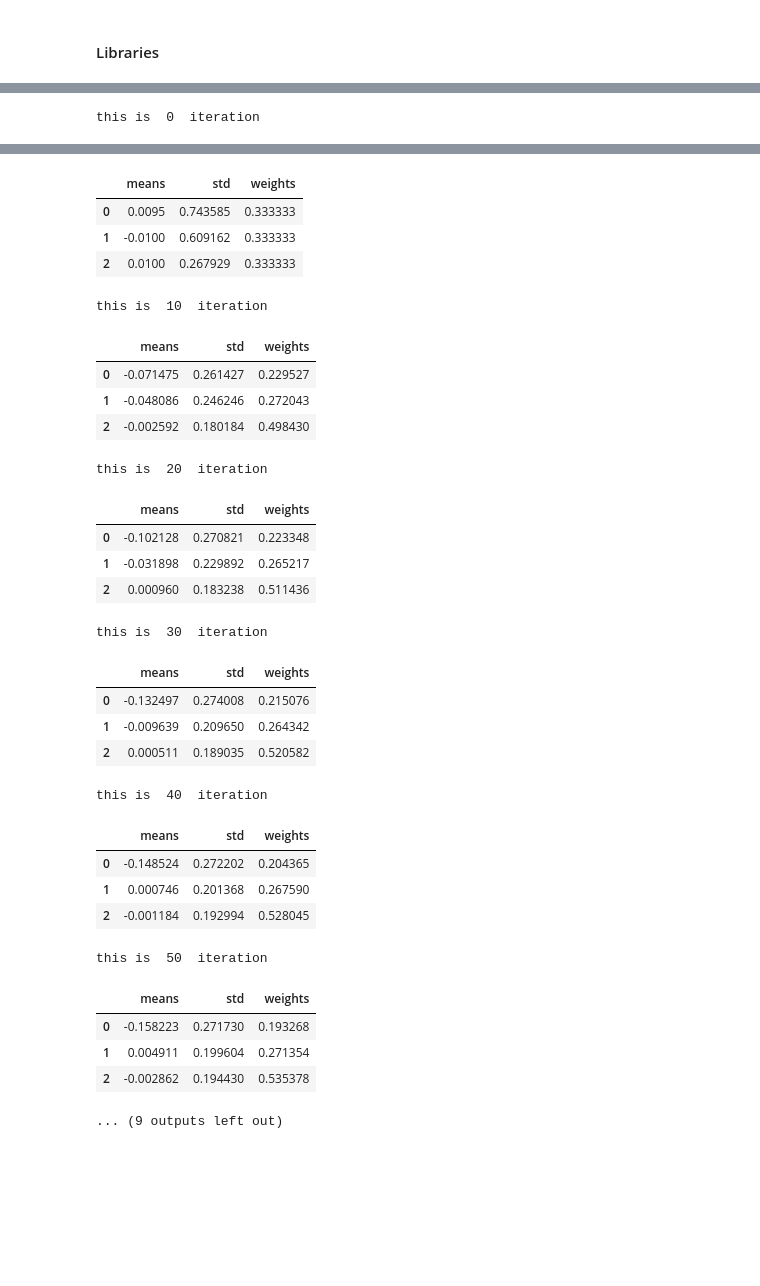
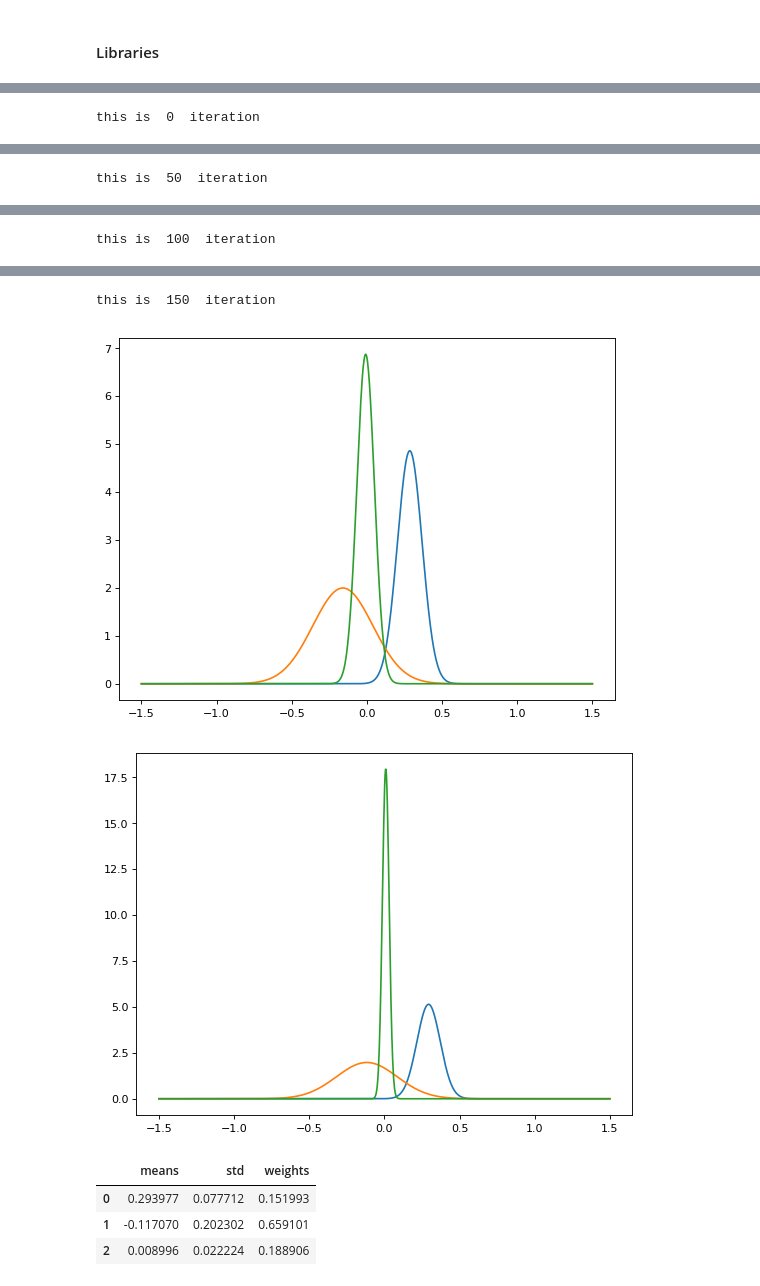
Before and after one commit to ArslanS1997/From-Scratch, a Jupyter notebook: GMM.ipynb, the cells around one changed output, grey strips where cells are left out. Cells and saved outputs as stored; diff of their text form; code cells hidden in the pictures; blank space fills up the shorter version.

Commit message:
Added Visualization of Guassians

```diff
--- a/GMM.ipynb
+++ b/GMM.ipynb
@@ -40,7 +45,7 @@ def get_price_movements(stock_prices):
 # %%
 
 #df = pd.read_csv('Data.csv')
-df=get_stock_prices('SPY', date(2019,1,1), date(2019,1,10))
+df=get_stock_prices('SPY', date(2018,1,1), date(2019,1,10))
 df['Return'] = get_price_movements(df)
 df.tail()
 # %% [output]
@@ -74,8 +79,16 @@ initial_params
 # %%
 
 from scipy.stats import norm
+from matplotlib.pyplot import figure
 
-
+#function that plots weighted Guassians
+def plot(initial_params):
+    figure(num=None, figsize=(8, 6), dpi=80, facecolor='w', edgecolor='k')
+    x = np.linspace(-1.5,1.5,1000)
+    y = [norm.pdf(x, loc=mean, scale=sigma) for mean,sigma in zip(initial_params['means'],initial_params['std'])]
+    for Y in y:
+        pylab.plot(x,Y)
+    pylab.show()
 def Guassian_prob(x,mean,std):
     #returns pdf of x is normally distributed
     return norm.pdf(x,mean, std)
@@ -83,9 +96,9 @@ def Guassian_prob(x,mean,std):
 def Expectation_Maximization(df, initial_params,k, max_iterations):
     for t in range(max_iterations):
 
-        if(t%10==0):
+        if(t%50==0):
             print("this is ",t," iteration")
-            display(initial_params)
+            plot(initial_params)
         #Expectation_Step
 
         #name is just so that the dataframe has an appropriate name scheme
@@ -152,12 +165,11 @@ def Expectation_Maximization(df, initial_params,k, max_iterations):
 
 
 
-
+    plot(initial_params)
 
     return initial_params
 
 
-l = Expectation_Maximization(df,initial_params,k,100)
-l
+l = Expectation_Maximization(df,initial_params,k,200)
 # %% [output]
 this is  0  iteration
@@ -163,0 +177 @@ this is  0  iteration
+this is  50  iteration
@@ -163,0 +179 @@ this is  0  iteration
+this is  100  iteration
@@ -164,30 +181,7 @@ this is  0  iteration
+this is  150  iteration
+[figure, added]
+[figure, added]
 |  | means | std | weights |
-| 0 | 0.0095 | 0.743585 | 0.333333 |
-| 1 | -0.0100 | 0.609162 | 0.333333 |
-| 2 | 0.0100 | 0.267929 | 0.333333 |
+| 0 | 0.293977 | 0.077712 | 0.151993 |
+| 1 | -0.117070 | 0.202302 | 0.659101 |
+| 2 | 0.008996 | 0.022224 | 0.188906 |
-this is  10  iteration
-|  | means | std | weights |
-| 0 | -0.071475 | 0.261427 | 0.229527 |
-| 1 | -0.048086 | 0.246246 | 0.272043 |
-| 2 | -0.002592 | 0.180184 | 0.498430 |
-this is  20  iteration
-|  | means | std | weights |
-| 0 | -0.102128 | 0.270821 | 0.223348 |
-| 1 | -0.031898 | 0.229892 | 0.265217 |
-| 2 | 0.000960 | 0.183238 | 0.511436 |
-this is  30  iteration
-|  | means | std | weights |
-| 0 | -0.132497 | 0.274008 | 0.215076 |
-| 1 | -0.009639 | 0.209650 | 0.264342 |
-| 2 | 0.000511 | 0.189035 | 0.520582 |
-this is  40  iteration
-|  | means | std | weights |
-| 0 | -0.148524 | 0.272202 | 0.204365 |
-| 1 | 0.000746 | 0.201368 | 0.267590 |
-| 2 | -0.001184 | 0.192994 | 0.528045 |
-this is  50  iteration
-|  | means | std | weights |
-| 0 | -0.158223 | 0.271730 | 0.193268 |
-| 1 | 0.004911 | 0.199604 | 0.271354 |
-| 2 | -0.002862 | 0.194430 | 0.535378 |
-... (9 outputs left out)
```
Also changed, not shown: parts of 7 cells of this notebook.
